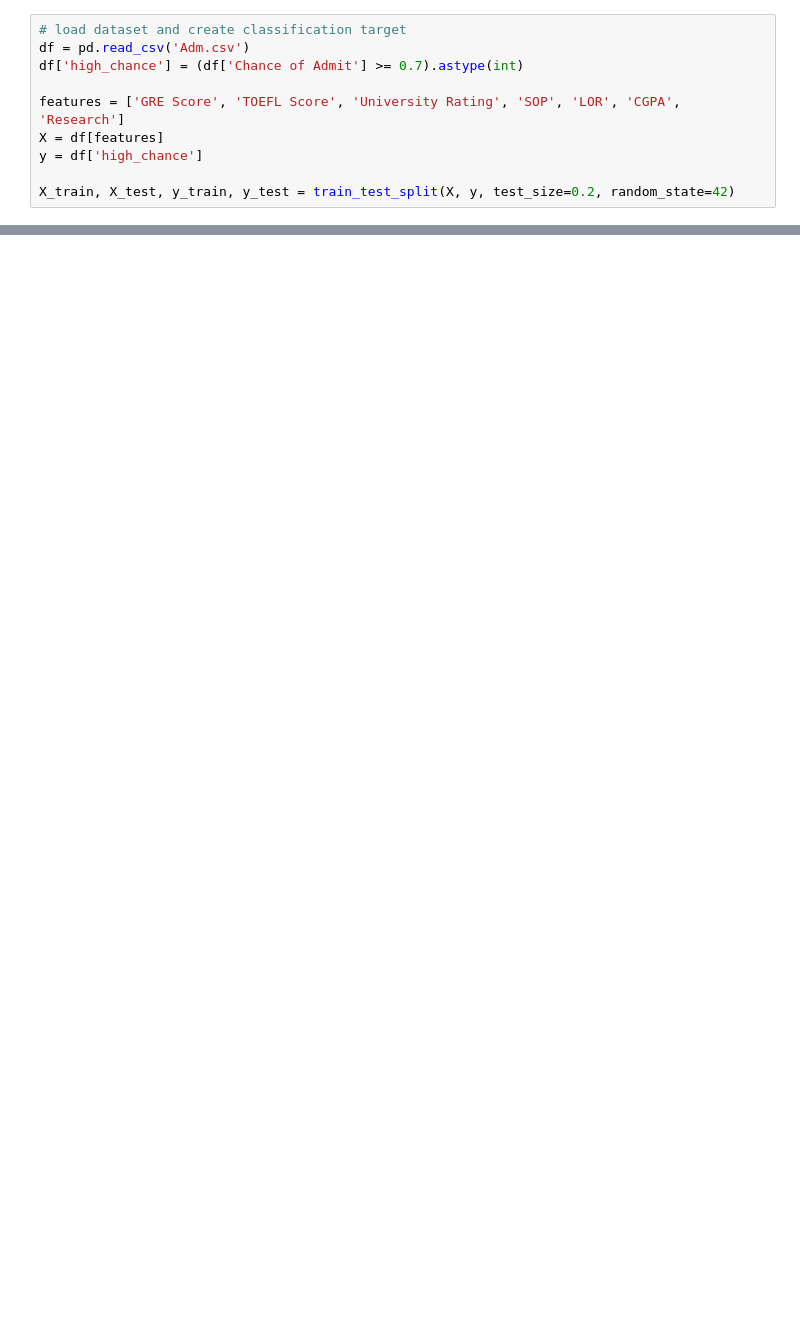
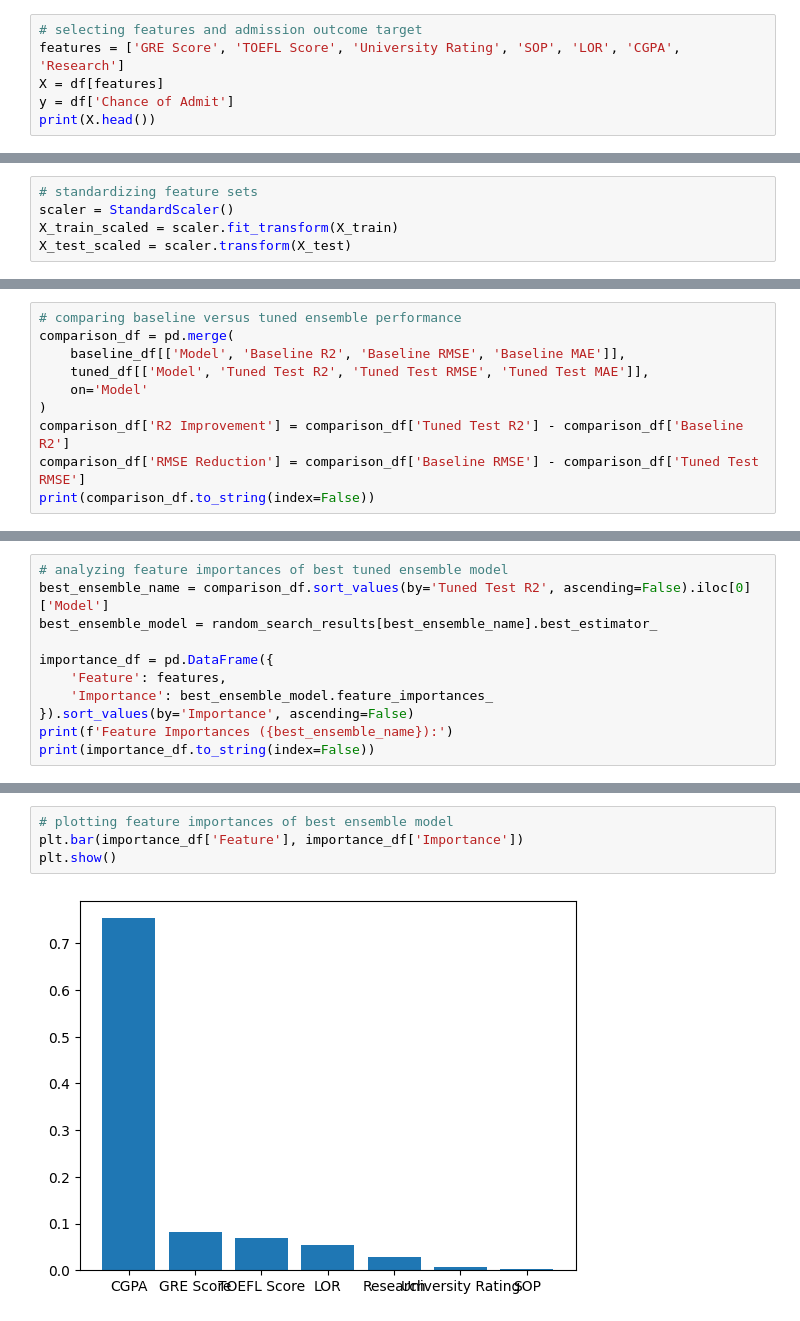
Before and after one commit to NipunPatel2004/Daily_tasks_BB, a Jupyter notebook: 2_11_tasks/T3.ipynb, the cells around one changed output, grey strips where cells are left out. Drawn from its saved outputs; the diff is of its cells as text; blank space fills up the shorter version.

```diff
--- a/2_11_tasks/T3.ipynb
+++ b/2_11_tasks/T3.ipynb
@@ -12,10 +51,6 @@ from lime.lime_tabular import LimeTabularExplainer
 # %%
-# load dataset and create classification target
-df = pd.read_csv('Adm.csv')
-df['high_chance'] = (df['Chance of Admit'] >= 0.7).astype(int)
-
+# selecting features and admission outcome target
 features = ['GRE Score', 'TOEFL Score', 'University Rating', 'SOP', 'LOR', 'CGPA', 'Research']
 X = df[features]
-y = df['high_chance']
-
-X_train, X_test, y_train, y_test = train_test_split(X, y, test_size=0.2, random_state=42)
+y = df['Chance of Admit']
+print(X.head())
@@ -71,0 +70,5 @@ plt.show()
+# %%
+# standardizing feature sets
+scaler = StandardScaler()
+X_train_scaled = scaler.fit_transform(X_train)
+X_test_scaled = scaler.transform(X_test)
@@ -71,0 +209,10 @@ plt.show()
+# %%
+# comparing baseline versus tuned ensemble performance
+comparison_df = pd.merge(
+    baseline_df[['Model', 'Baseline R2', 'Baseline RMSE', 'Baseline MAE']],
+    tuned_df[['Model', 'Tuned Test R2', 'Tuned Test RMSE', 'Tuned Test MAE']],
+    on='Model'
+)
+comparison_df['R2 Improvement'] = comparison_df['Tuned Test R2'] - comparison_df['Baseline R2']
+comparison_df['RMSE Reduction'] = comparison_df['Baseline RMSE'] - comparison_df['Tuned Test RMSE']
+print(comparison_df.to_string(index=False))
@@ -71,0 +252,11 @@ plt.show()
+# %%
+# analyzing feature importances of best tuned ensemble model
+best_ensemble_name = comparison_df.sort_values(by='Tuned Test R2', ascending=False).iloc[0]['Model']
+best_ensemble_model = random_search_results[best_ensemble_name].best_estimator_
+
+importance_df = pd.DataFrame({
+    'Feature': features,
+    'Importance': best_ensemble_model.feature_importances_
+}).sort_values(by='Importance', ascending=False)
+print(f'Feature Importances ({best_ensemble_name}):')
+print(importance_df.to_string(index=False))
@@ -71,0 +289,6 @@ plt.show()
+# %%
+# plotting feature importances of best ensemble model
+plt.bar(importance_df['Feature'], importance_df['Importance'])
+plt.show()
+# %% [output]
+[figure, added]
```
Also changed, not shown: parts of 23 cells of this notebook.
